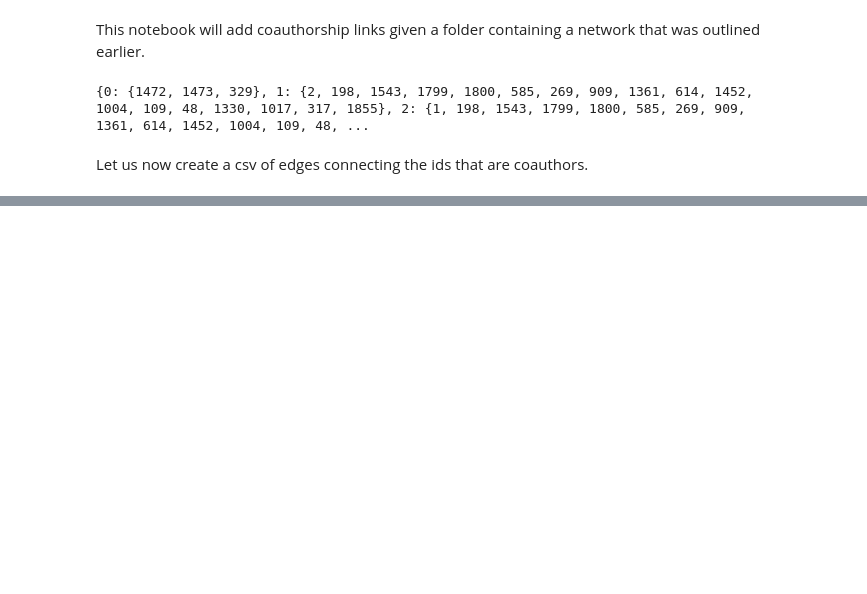
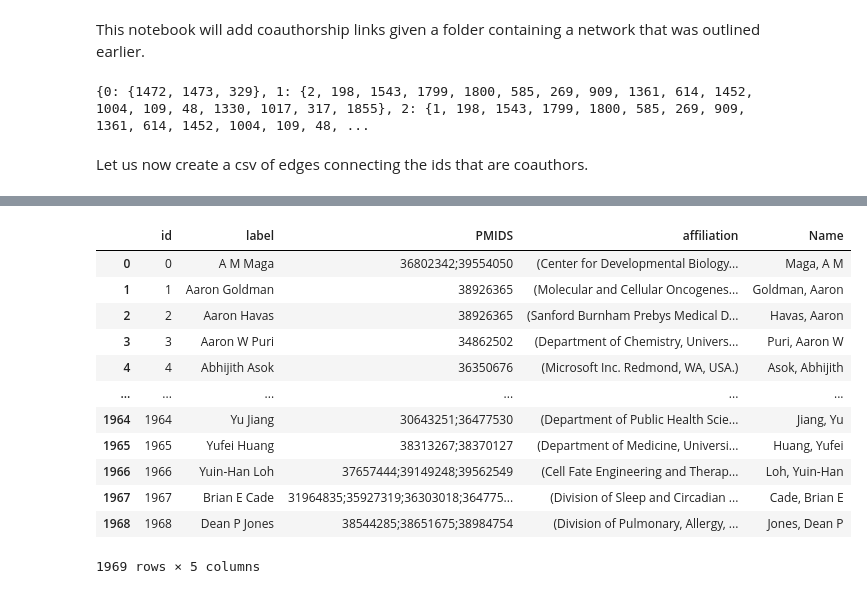
Before and after one commit to MaayanLab/CFDECoauthorNetwork, a Jupyter notebook: notebooks/add_coauthor_links.ipynb, the cells around one changed output, grey strips where cells are left out. Saved outputs shown, nothing was run; the diff lists cells and outputs as text; code cells hidden in the pictures; blank space fills up the shorter version.

```diff
--- a/notebooks/add_coauthor_links.ipynb
+++ b/notebooks/add_coauthor_links.ipynb
@@ -3,7 +3,7 @@ import pandas as pd
 # %% [markdown]
 This notebook will add coauthorship links given a folder containing a network that was outlined earlier.
 # %%
-path_to_folder = "../CFDE Co-Authorship Network/csv2/"
+path_to_folder = "../CFDE/"
 # %%
 for_edge = pd.read_csv(path_to_folder + "authors.published.pmids.edges.csv")
 
@@ -49,3 +49,5 @@ coauthors_df['target'] = targets
 
 coauthors_df.to_csv(path_to_folder + "authors.coauthors.authors.edges.csv",
                     index=False)
+# %%
+authors = pd.read_csv(path_to_folder + "authors.nodes.csv")
@@ -51,0 +70,25 @@ coauthors_df.to_csv(path_to_folder + "authors.coauthors.authors.edges.csv",
+# %%
+# Function to transform the name format
+def transform_name(name):
+    parts = name.split()
+    last_name = parts[-1]  # Last part is the surname
+    first_names = ' '.join(parts[:-1])  # Everything else is the first/middle names
+    return f"{last_name}, {first_names}"
+# %%
+authors['Name'] = authors['label'].apply(transform_name)
+# %%
+authors
+# %% [output]
+|  | id | label | PMIDS | affiliation | Name |
+| 0 | 0 | A M Maga | 36802342;39554050 | (Center for Developmental Biology... | Maga, A M |
+| 1 | 1 | Aaron Goldman | 38926365 | (Molecular and Cellular Oncogenes... | Goldman, Aaron |
+| 2 | 2 | Aaron Havas | 38926365 | (Sanford Burnham Prebys Medical D... | Havas, Aaron |
+| 3 | 3 | Aaron W Puri | 34862502 | (Department of Chemistry, Univers... | Puri, Aaron W |
+| 4 | 4 | Abhijith Asok | 36350676 | (Microsoft Inc. Redmond, WA, USA.) | Asok, Abhijith |
+| ... | ... | ... | ... | ... | ... |
+| 1964 | 1964 | Yu Jiang | 30643251;36477530 | (Department of Public Health Scie... | Jiang, Yu |
+| 1965 | 1965 | Yufei Huang | 38313267;38370127 | (Department of Medicine, Universi... | Huang, Yufei |
+| 1966 | 1966 | Yuin-Han Loh | 37657444;39149248;39562549 | (Cell Fate Engineering and Therap... | Loh, Yuin-Han |
+| 1967 | 1967 | Brian E Cade | 31964835;35927319;36303018;364775... | (Division of Sleep and Circadian ... | Cade, Brian E |
+| 1968 | 1968 | Dean P Jones | 38544285;38651675;38984754 | (Division of Pulmonary, Allergy, ... | Jones, Dean P |
+1969 rows × 5 columns
```
Also changed, not shown: parts of 2 cells of this notebook, 2 other files.
